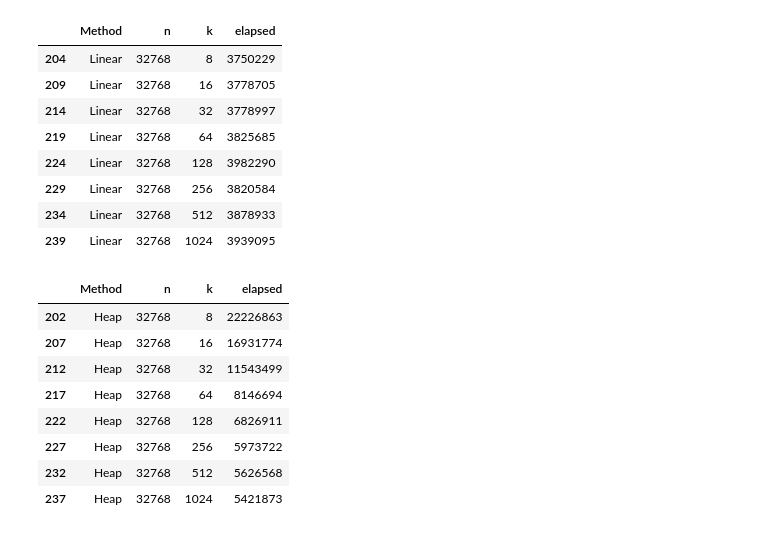
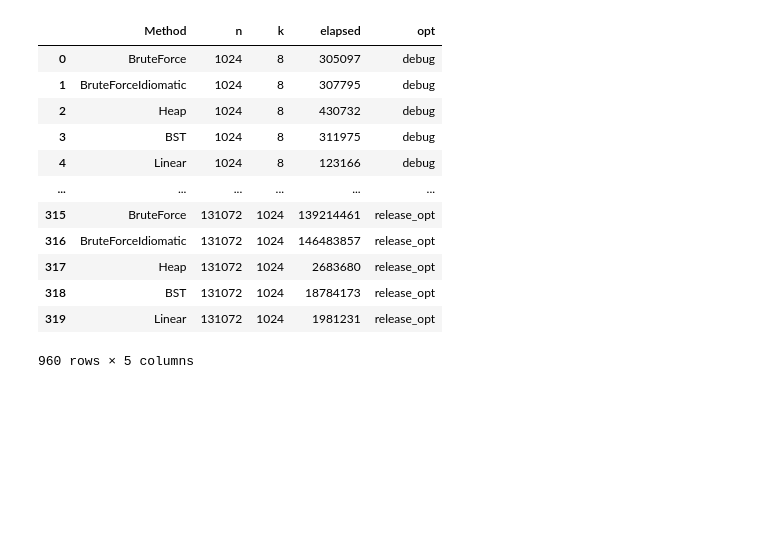
Before and after one commit to Ventu06/CPC-problems-solutions, a Jupyter notebook: solutions/handson01/sliding_window_maximum/PlotResults.ipynb, the cells around one changed output. Cells and saved outputs as stored; diff of their text form; code cells hidden in the pictures; blank space fills up the shorter version.

```diff
--- a/solutions/handson01/sliding_window_maximum/PlotResults.ipynb
+++ b/solutions/handson01/sliding_window_maximum/PlotResults.ipynb
@@ -13,25 +5,28 @@ results_df = pd.read_csv(result_path)
-# %%
-results_df[(results_df.Method == "Linear") & (results_df.n == 32768)]
-# %% [output]
-|  | Method | n | k | elapsed |
-| 204 | Linear | 32768 | 8 | 3750229 |
-| 209 | Linear | 32768 | 16 | 3778705 |
-| 214 | Linear | 32768 | 32 | 3778997 |
-| 219 | Linear | 32768 | 64 | 3825685 |
-| 224 | Linear | 32768 | 128 | 3982290 |
-| 229 | Linear | 32768 | 256 | 3820584 |
-| 234 | Linear | 32768 | 512 | 3878933 |
-| 239 | Linear | 32768 | 1024 | 3939095 |
-# %%
-results_df[(results_df.Method == "Heap") & (results_df.n == 32768)]
-# %% [output]
-|  | Method | n | k | elapsed |
-| 202 | Heap | 32768 | 8 | 22226863 |
-| 207 | Heap | 32768 | 16 | 16931774 |
-| 212 | Heap | 32768 | 32 | 11543499 |
-| 217 | Heap | 32768 | 64 | 8146694 |
-| 222 | Heap | 32768 | 128 | 6826911 |
-| 227 | Heap | 32768 | 256 | 5973722 |
-| 232 | Heap | 32768 | 512 | 5626568 |
-| 237 | Heap | 32768 | 1024 | 5421873 |
+# %%
+result_paths = [
+    ("results_debug.csv", "debug"),
+    ("results_release.csv", "release"),
+    ("results_release_opt.csv", "release_opt")]
+
+results_df = pd.DataFrame()
+for (path, opt) in result_paths:
+    results_df_opt = pd.read_csv(path)
+    results_df_opt["opt"] = opt
+    results_df = pd.concat([results_df, results_df_opt])
+
+results_df
+# %% [output]
+|  | Method | n | k | elapsed | opt |
+| 0 | BruteForce | 1024 | 8 | 305097 | debug |
+| 1 | BruteForceIdiomatic | 1024 | 8 | 307795 | debug |
+| 2 | Heap | 1024 | 8 | 430732 | debug |
+| 3 | BST | 1024 | 8 | 311975 | debug |
+| 4 | Linear | 1024 | 8 | 123166 | debug |
+| ... | ... | ... | ... | ... | ... |
+| 315 | BruteForce | 131072 | 1024 | 139214461 | release_opt |
+| 316 | BruteForceIdiomatic | 131072 | 1024 | 146483857 | release_opt |
+| 317 | Heap | 131072 | 1024 | 2683680 | release_opt |
+| 318 | BST | 131072 | 1024 | 18784173 | release_opt |
+| 319 | Linear | 131072 | 1024 | 1981231 | release_opt |
+960 rows × 5 columns
 # %%
```
Also changed, not shown: parts of 6 cells of this notebook, 15 other files.
